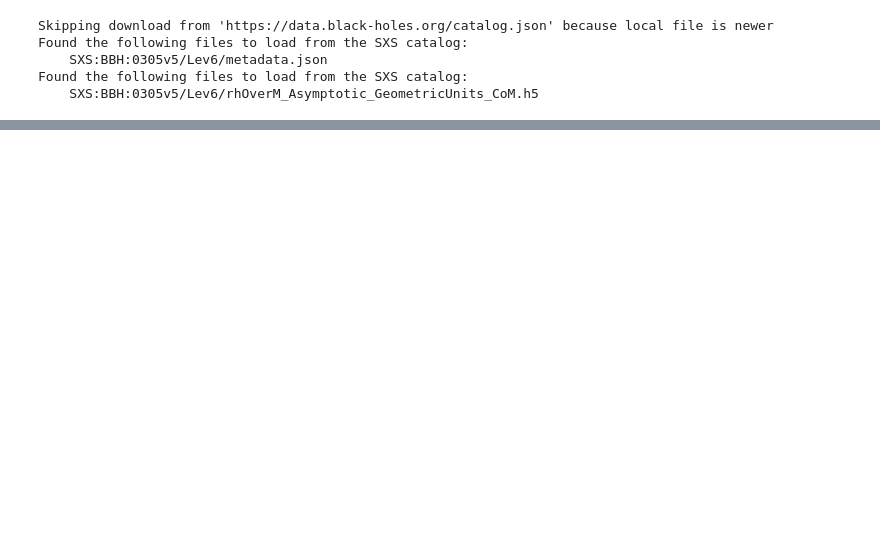
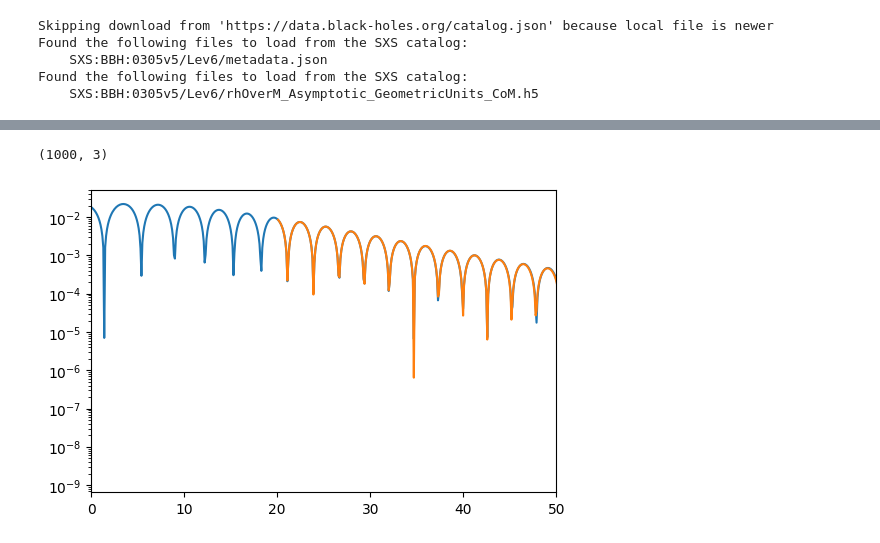
Before and after one commit to eliotfinch/qnmfits, a Jupyter notebook: examples/quadratic_qnms.ipynb, the cells around one changed output, grey strips where cells are left out. Saved outputs shown, nothing was run; the diff lists cells and outputs as text; code cells hidden in the pictures; blank space fills up the shorter version.

```diff
--- a/examples/quadratic_qnms.ipynb
+++ b/examples/quadratic_qnms.ipynb
@@ -47,0 +42,22 @@ ax.set_yscale('log')
+# %%
+best_fit = qnmfits.dynamic_ringdown_fit(
+    sim.times,
+    sim.h[4,-4],
+    modes=[(4,-4,0,-1),(4,-4,1,-1),(2,-2,0,-1,2,-2,0,-1)],
+    Mf=sim.Mf,
+    chif=sim.chif_mag,
+    t0=20
+)
+# %% [output]
+(1000, 3)
+# %%
+fig, ax = plt.subplots(dpi=100)
+
+ax.plot(sim.times, abs(np.real(sim.h[4,-4])))
+ax.plot(best_fit['model_times'], abs(np.real(best_fit['model'])))
+
+ax.set_xlim(0, 50)
+
+ax.set_yscale('log')
+# %% [output]
+[figure, added]
```
Also changed, not shown: parts of 9 cells of this notebook, 2 other files.
